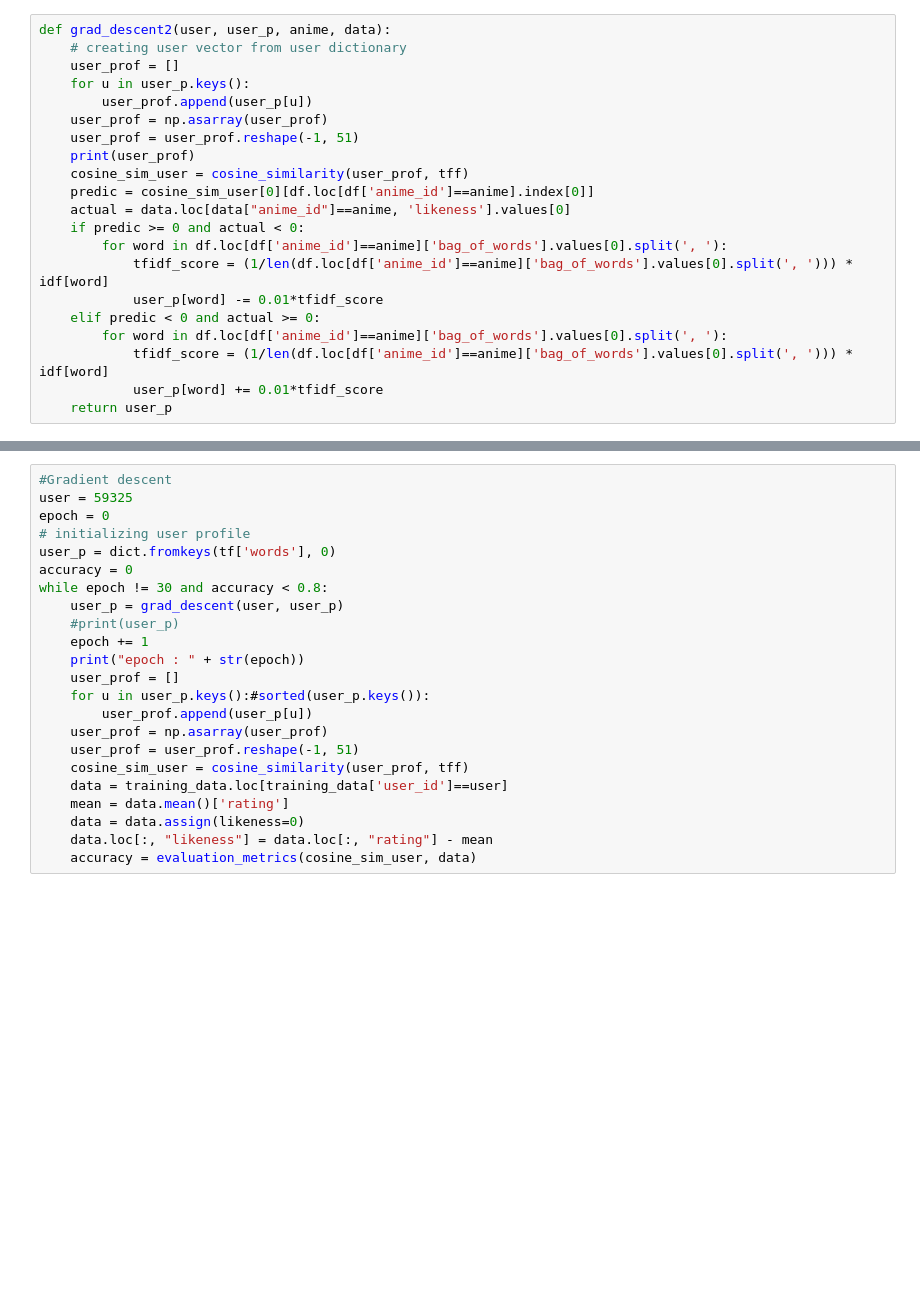
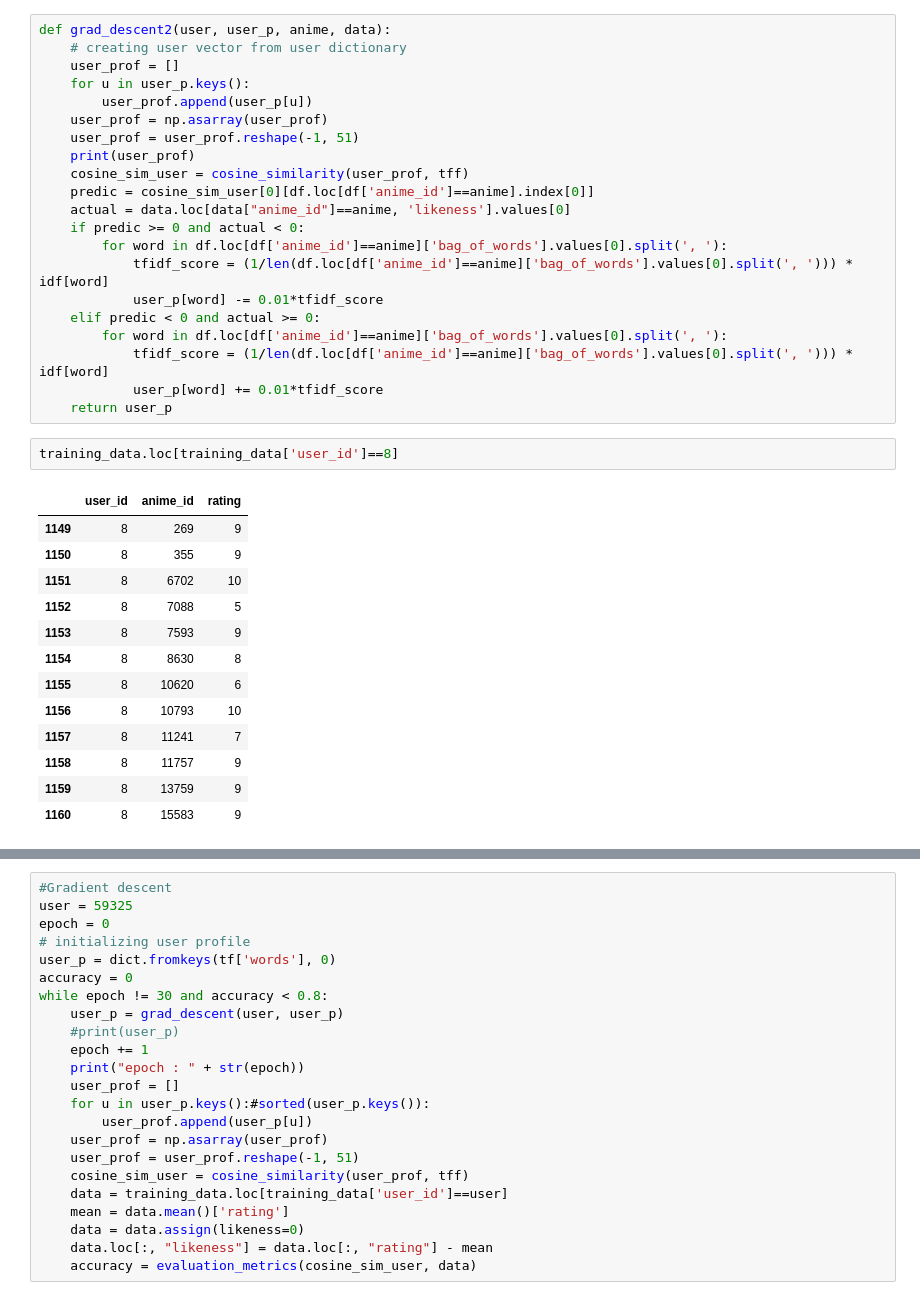
Before and after one commit to arsh1207/BigDataProject, a Jupyter notebook: Content_based_recommendation_system.ipynb, the cells around one changed output, grey strips where cells are left out. Saved outputs shown, nothing was run; the diff lists cells and outputs as text; blank space fills up the shorter version.

```diff
--- a/Content_based_recommendation_system.ipynb
+++ b/Content_based_recommendation_system.ipynb
@@ -417,5 +457,21 @@ def grad_descent2(user, user_p, anime, data):
             tfidf_score = (1/len(df.loc[df['anime_id']==anime]['bag_of_words'].values[0].split(', '))) * idf[word]
             user_p[word] += 0.01*tfidf_score
     return user_p
+# %%
+training_data.loc[training_data['user_id']==8]
+# %% [output]
+|  | user_id | anime_id | rating |
+| 1149 | 8 | 269 | 9 |
+| 1150 | 8 | 355 | 9 |
+| 1151 | 8 | 6702 | 10 |
+| 1152 | 8 | 7088 | 5 |
+| 1153 | 8 | 7593 | 9 |
+| 1154 | 8 | 8630 | 8 |
+| 1155 | 8 | 10620 | 6 |
+| 1156 | 8 | 10793 | 10 |
+| 1157 | 8 | 11241 | 7 |
+| 1158 | 8 | 11757 | 9 |
+| 1159 | 8 | 13759 | 9 |
+| 1160 | 8 | 15583 | 9 |
 # %%
 #Gradient descent2
```
Also changed, not shown: parts of 9 cells of this notebook, 3 other files.
